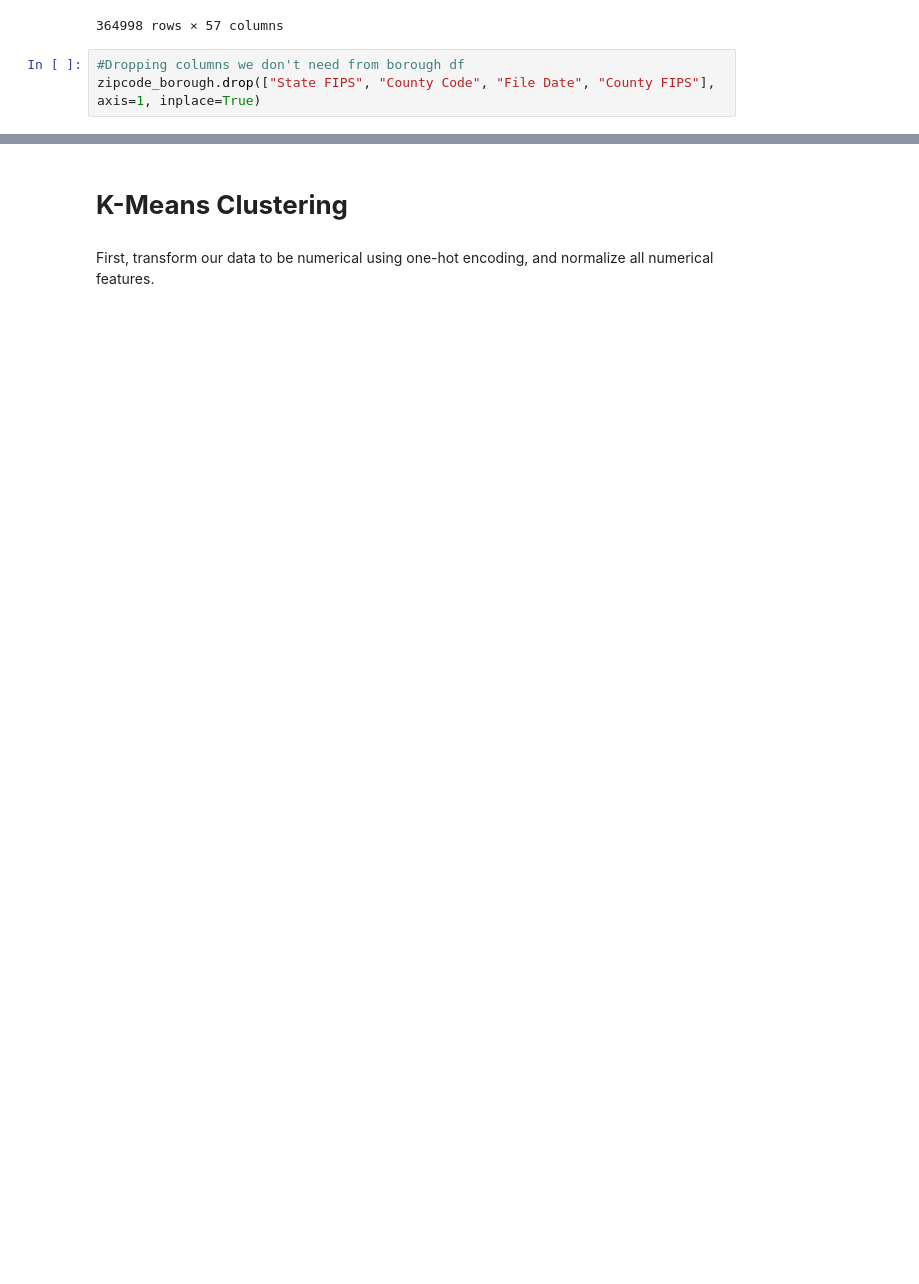
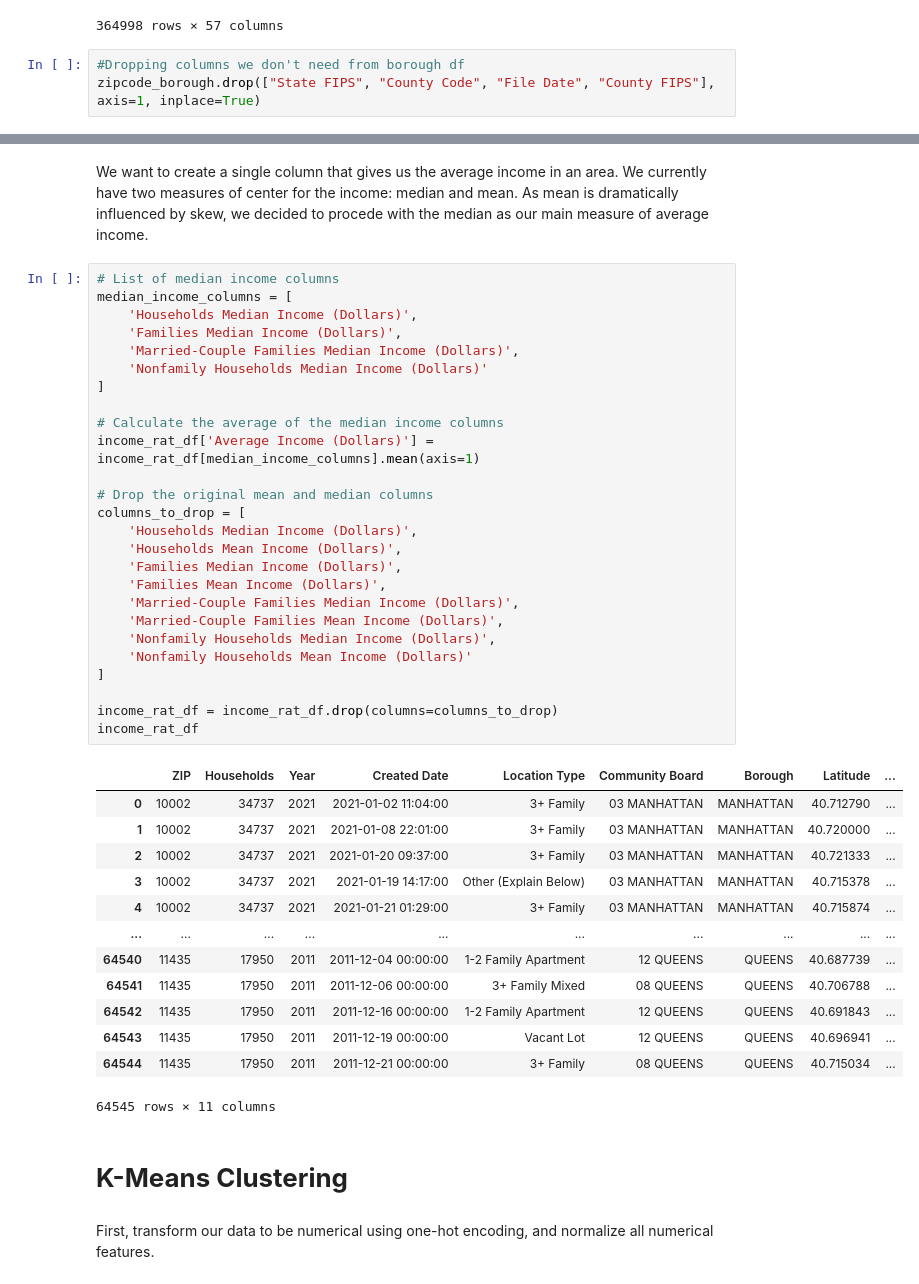
Before and after one commit to trishaa4144/cmsc320-final, a Jupyter notebook: CMSC320_Final_Project.ipynb, the cells around one changed output, grey strips where cells are left out. Saved outputs shown, nothing was run; the diff lists cells and outputs as text; blank space fills up the shorter version.

```diff
--- a/CMSC320_Final_Project.ipynb
+++ b/CMSC320_Final_Project.ipynb
@@ -628,3 +604,45 @@ final_df
+# %% [markdown]
+We want to create a single column that gives us the average income in an area. We currently have two measures of center for the income: median and mean. As mean is dramatically influenced by skew, we decided to procede with the median as our main measure of average income.
+# %%
+# List of median income columns
+median_income_columns = [
+    'Households Median Income (Dollars)',
+    'Families Median Income (Dollars)',
+    'Married-Couple Families Median Income (Dollars)',
+    'Nonfamily Households Median Income (Dollars)'
+]
+
+# Calculate the average of the median income columns
+income_rat_df['Average Income (Dollars)'] = income_rat_df[median_income_columns].mean(axis=1)
+
+# Drop the original mean and median columns
+columns_to_drop = [
+    'Households Median Income (Dollars)',
+    'Households Mean Income (Dollars)',
+    'Families Median Income (Dollars)',
+    'Families Mean Income (Dollars)',
+    'Married-Couple Families Median Income (Dollars)',
+    'Married-Couple Families Mean Income (Dollars)',
+    'Nonfamily Households Median Income (Dollars)',
+    'Nonfamily Households Mean Income (Dollars)'
+]
+
+income_rat_df = income_rat_df.drop(columns=columns_to_drop)
+income_rat_df
+# %% [output]
+|  | ZIP | Households | Year | Created Date | Location Type | Community Board | Borough | Latitude | ... |
+| 0 | 10002 | 34737 | 2021 | 2021-01-02 11:04:00 | 3+ Family | 03 MANHATTAN | MANHATTAN | 40.712790 | ... |
+| 1 | 10002 | 34737 | 2021 | 2021-01-08 22:01:00 | 3+ Family | 03 MANHATTAN | MANHATTAN | 40.720000 | ... |
+| 2 | 10002 | 34737 | 2021 | 2021-01-20 09:37:00 | 3+ Family | 03 MANHATTAN | MANHATTAN | 40.721333 | ... |
+| 3 | 10002 | 34737 | 2021 | 2021-01-19 14:17:00 | Other (Explain Below) | 03 MANHATTAN | MANHATTAN | 40.715378 | ... |
+| 4 | 10002 | 34737 | 2021 | 2021-01-21 01:29:00 | 3+ Family | 03 MANHATTAN | MANHATTAN | 40.715874 | ... |
+| ... | ... | ... | ... | ... | ... | ... | ... | ... | ... |
+| 64540 | 11435 | 17950 | 2011 | 2011-12-04 00:00:00 | 1-2 Family Apartment | 12 QUEENS | QUEENS | 40.687739 | ... |
+| 64541 | 11435 | 17950 | 2011 | 2011-12-06 00:00:00 | 3+ Family Mixed | 08 QUEENS | QUEENS | 40.706788 | ... |
+| 64542 | 11435 | 17950 | 2011 | 2011-12-16 00:00:00 | 1-2 Family Apartment | 12 QUEENS | QUEENS | 40.691843 | ... |
+| 64543 | 11435 | 17950 | 2011 | 2011-12-19 00:00:00 | Vacant Lot | 12 QUEENS | QUEENS | 40.696941 | ... |
+| 64544 | 11435 | 17950 | 2011 | 2011-12-21 00:00:00 | 3+ Family | 08 QUEENS | QUEENS | 40.715034 | ... |
+64545 rows × 11 columns
 # %% [markdown]
 # **K-Means Clustering**
 # %% [markdown]
```
Also changed, not shown: parts of 18 cells of this notebook.
